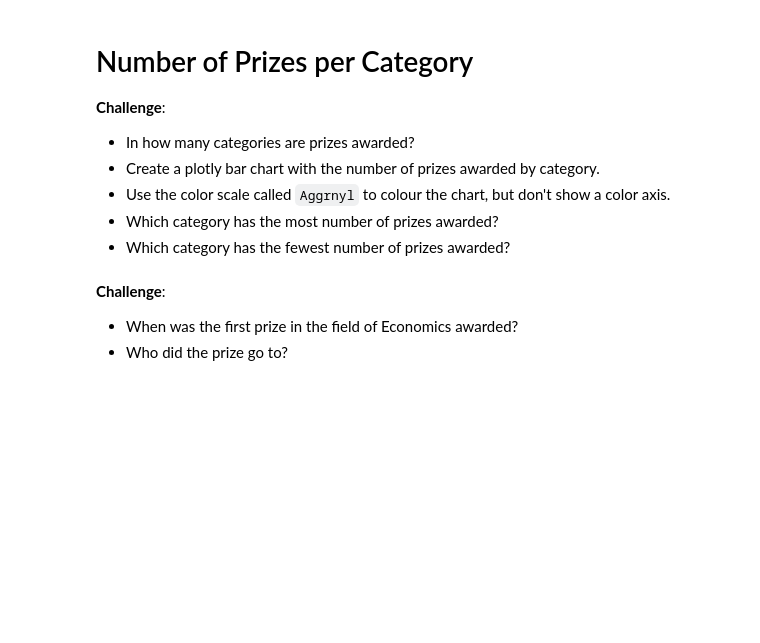
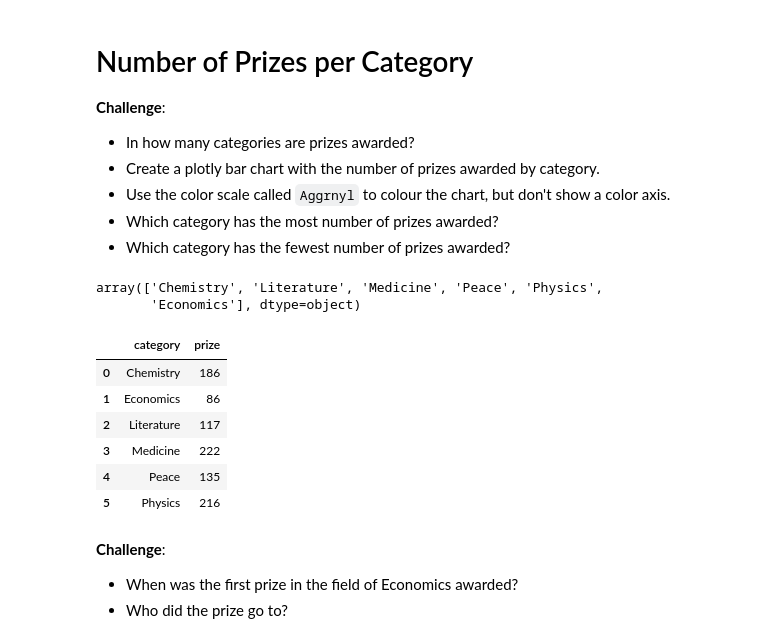
Before and after one commit to renankin/100-days-of-code, a Jupyter notebook: day-079/nobel-prize-analysis/Nobel_Prize_Analysis.ipynb, the cells around one changed output. Saved outputs shown, nothing was run; the diff lists cells and outputs as text; code cells hidden in the pictures; blank space fills up the shorter version.

```diff
--- a/day-079/nobel-prize-analysis/Nobel_Prize_Analysis.ipynb
+++ b/day-079/nobel-prize-analysis/Nobel_Prize_Analysis.ipynb
@@ -213,3 +207,20 @@ df_data[df_data.full_name.duplicated(keep=False)]
 * Use the color scale called `Aggrnyl` to colour the chart, but don't show a color axis.
 * Which category has the most number of prizes awarded?
 * Which category has the fewest number of prizes awarded?
+# %%
+df_data.category.unique()
+# %% [output]
+array(['Chemistry', 'Literature', 'Medicine', 'Peace', 'Physics',
+       'Economics'], dtype=object)
+# %%
+prizes_by_category = df_data.groupby("category", as_index=False).agg({"prize": pd.Series.count})
+
+prizes_by_category
+# %% [output]
+|  | category | prize |
+| 0 | Chemistry | 186 |
+| 1 | Economics | 86 |
+| 2 | Literature | 117 |
+| 3 | Medicine | 222 |
+| 4 | Peace | 135 |
+| 5 | Physics | 216 |
```
Also changed, not shown: parts of 10 cells of this notebook.
